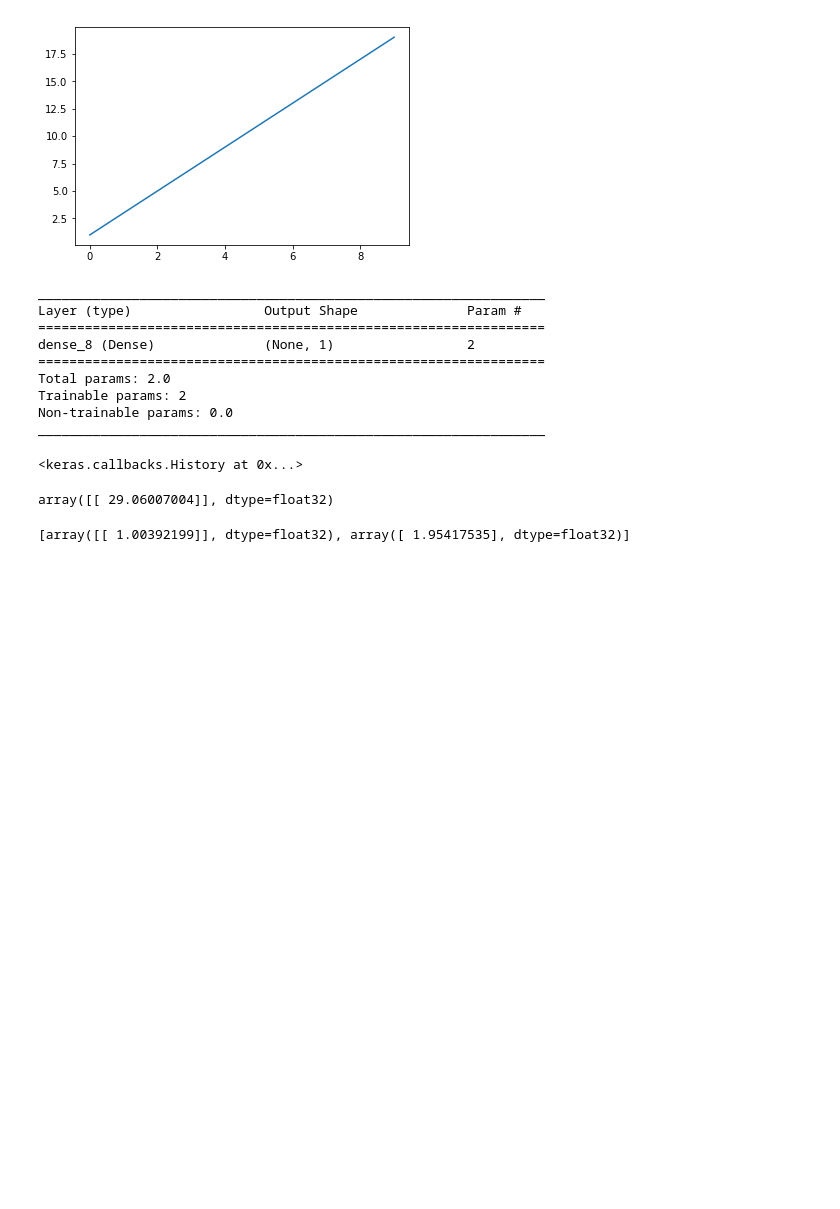
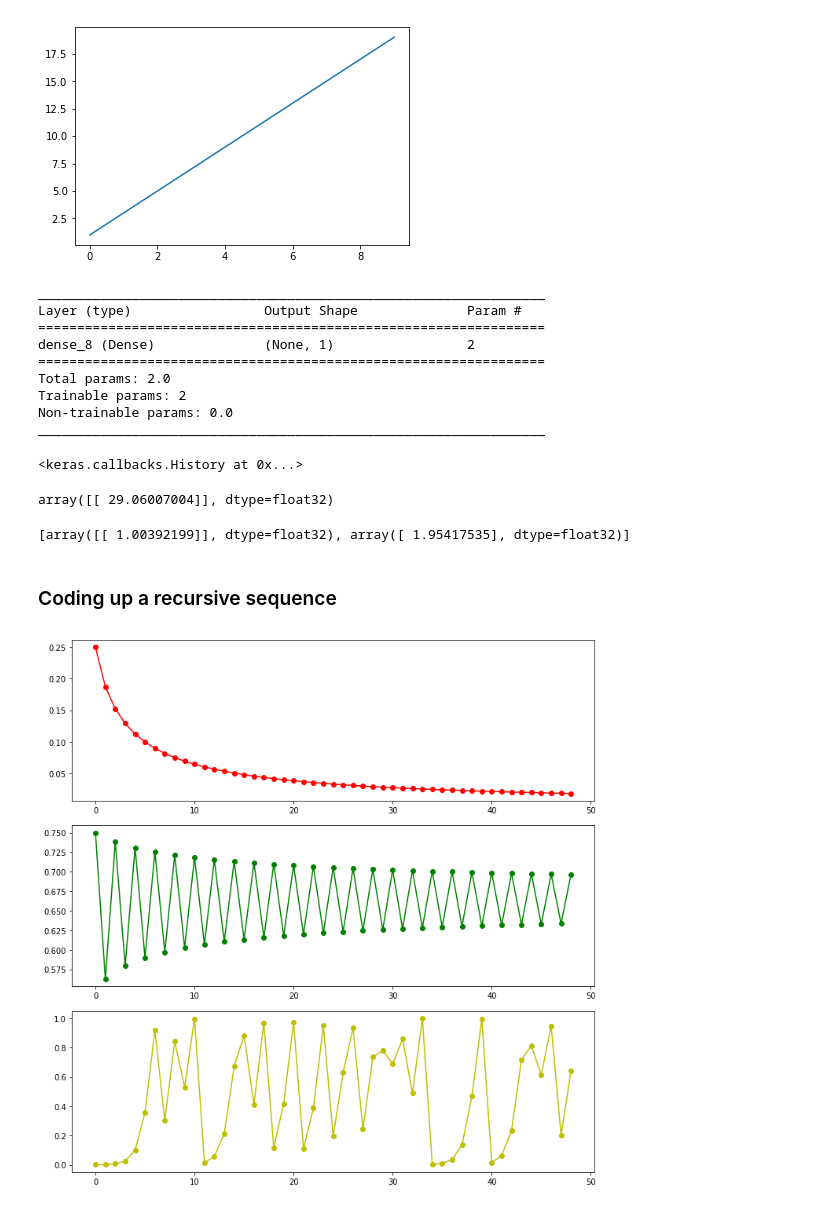
Before and after one commit to ksooklall/Artificial-Intelligence, a Jupyter notebook: Term_2/my_dog_ai.ipynb, the cells around one changed output. Drawn from its saved outputs; the diff is of its cells as text; code cells hidden in the pictures; blank space fills up the shorter version.

```diff
--- a/Term_2/my_dog_ai.ipynb
+++ b/Term_2/my_dog_ai.ipynb
@@ -456,3 +456,28 @@ weights = model.get_weights()
 weights
 # %% [output]
 [array([[ 1.00392199]], dtype=float32), array([ 1.95417535], dtype=float32)]
+# %% [markdown]
+### Coding up a recursive sequence
+# %%
+def seq(a, w):
+    for i in range(1, 50):
+        a, b = w * (a - a ** 2), a
+        yield a
+# %%
+e1 = [i for i in seq(0.5, 1)]
+e2 = [i for i in seq(0.5, 3)]
+e3 = [i for i in seq(0.0001, 4)]
+x = [i for i in range(50)]
+# %%
+plt.subplots(3, 1, figsize=(10, 10))
+plt.subplot(311)
+plt.plot(e1, '-o', c='r')
+#plt.plot(e1)
+plt.subplot(312)
+plt.plot(e2, '-o', c='g')
+plt.subplot(313)
+plt.plot(e3, '-o', c='y')
+plt.tight_layout()
+plt.show()
+# %% [output]
+[figure, added]
```
Also changed, not shown: parts of 2 cells of this notebook, 1 other file.
